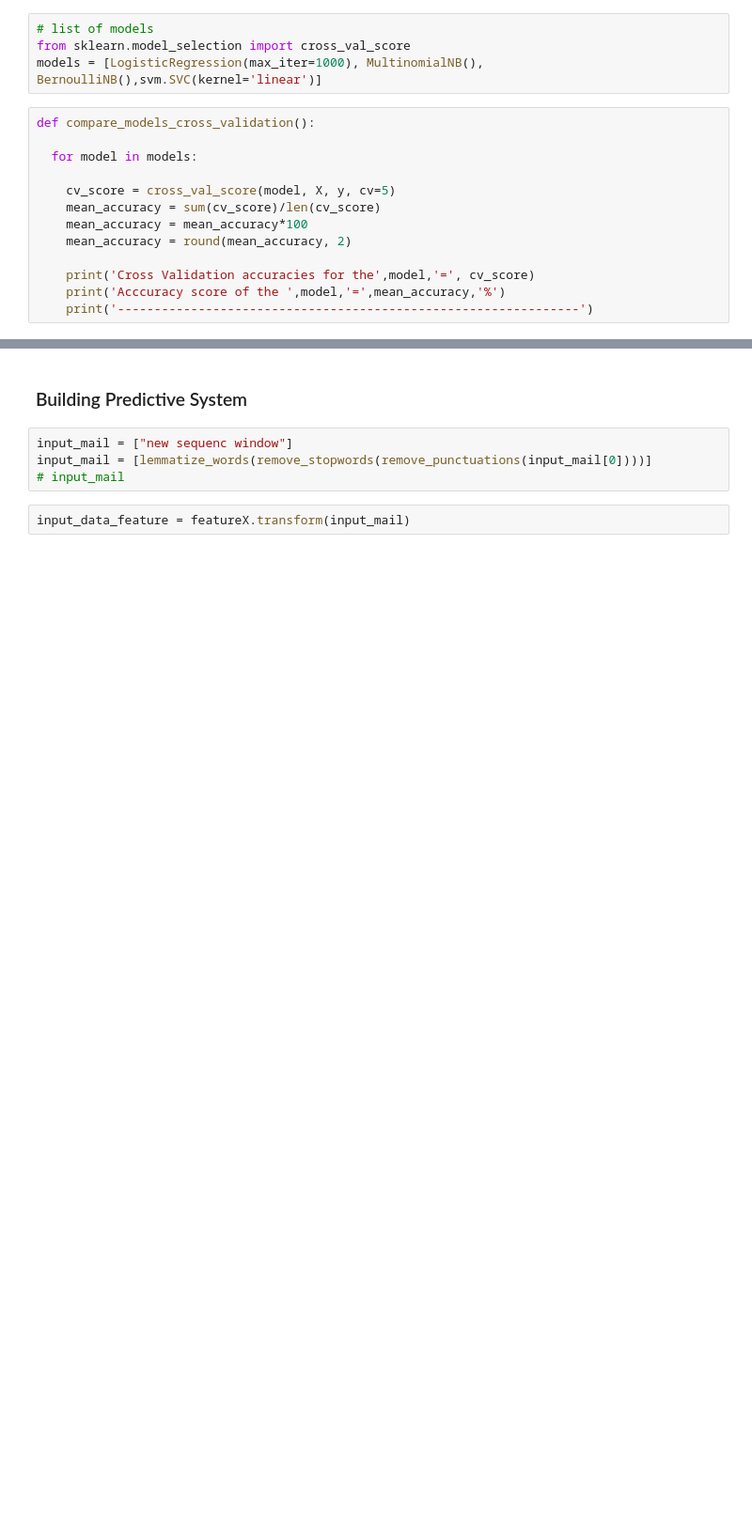
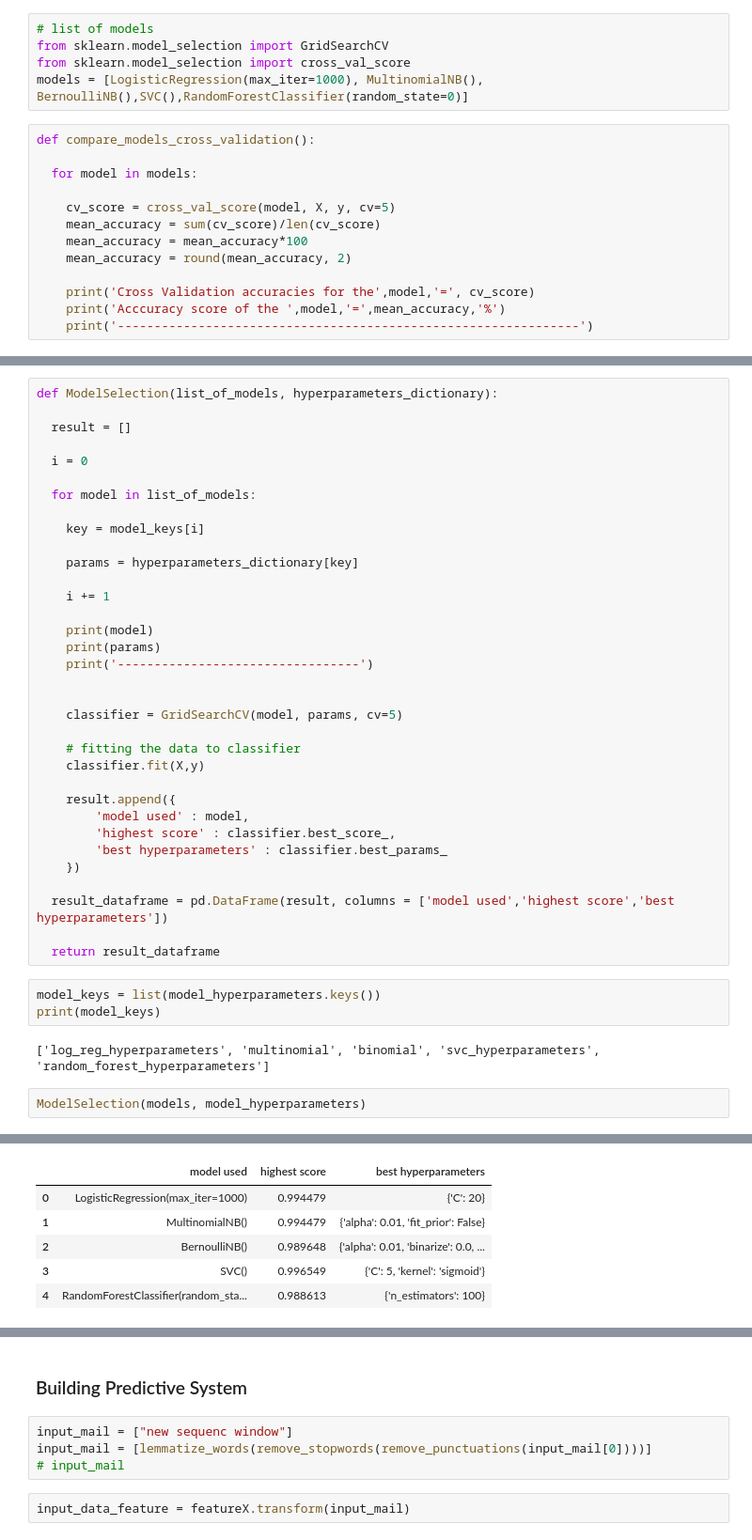
Before and after one commit to VB1709/Spam-Mail-Classification, a Jupyter notebook: Spam_Email_Prediction.ipynb, the cells around one changed output, grey strips where cells are left out. Shown at 94% size. Saved outputs shown, nothing was run; the diff lists cells and outputs as text; blank space fills up the shorter version.

```diff
--- a/Spam_Email_Prediction.ipynb
+++ b/Spam_Email_Prediction.ipynb
@@ -248,7 +249,8 @@ from sklearn.naive_bayes import MultinomialNB , GaussianNB , BernoulliNB
 # %%
 # list of models
+from sklearn.model_selection import GridSearchCV
 from sklearn.model_selection import cross_val_score
-models = [LogisticRegression(max_iter=1000), MultinomialNB(), BernoulliNB(),svm.SVC(kernel='linear')]
+models = [LogisticRegression(max_iter=1000), MultinomialNB(), BernoulliNB(),SVC(),RandomForestClassifier(random_state=0)]
 # %%
 def compare_models_cross_validation():
 
@@ -281,0 +329,42 @@ Acccuracy score of the  SVC(kernel='linear') = 99.57 %
+# %%
+def ModelSelection(list_of_models, hyperparameters_dictionary):
+
+  result = []
+
+  i = 0
+
+  for model in list_of_models:
+
+    key = model_keys[i]
+
+    params = hyperparameters_dictionary[key]
+
+    i += 1
+
+    print(model)
+    print(params)
+    print('---------------------------------')
+
+
+    classifier = GridSearchCV(model, params, cv=5)
+
+    # fitting the data to classifier
+    classifier.fit(X,y)
+
+    result.append({
+        'model used' : model,
+        'highest score' : classifier.best_score_,
+        'best hyperparameters' : classifier.best_params_
+    })
+
+  result_dataframe = pd.DataFrame(result, columns = ['model used','highest score','best hyperparameters'])
+
+  return result_dataframe
+# %%
+model_keys = list(model_hyperparameters.keys())
+print(model_keys)
+# %% [output]
+['log_reg_hyperparameters', 'multinomial', 'binomial', 'svc_hyperparameters', 'random_forest_hyperparameters']
+# %%
+ModelSelection(models, model_hyperparameters)
+# %% [output]
@@ -281,0 +386,6 @@ Acccuracy score of the  SVC(kernel='linear') = 99.57 %
+|  | model used | highest score | best hyperparameters |
+| 0 | LogisticRegression(max_iter=1000) | 0.994479 | {'C': 20} |
+| 1 | MultinomialNB() | 0.994479 | {'alpha': 0.01, 'fit_prior': False} |
+| 2 | BernoulliNB() | 0.989648 | {'alpha': 0.01, 'binarize': 0.0, ... |
+| 3 | SVC() | 0.996549 | {'C': 5, 'kernel': 'sigmoid'} |
+| 4 | RandomForestClassifier(random_sta... | 0.988613 | {'n_estimators': 100} |
```
Also changed, not shown: parts of 11 cells of this notebook.
